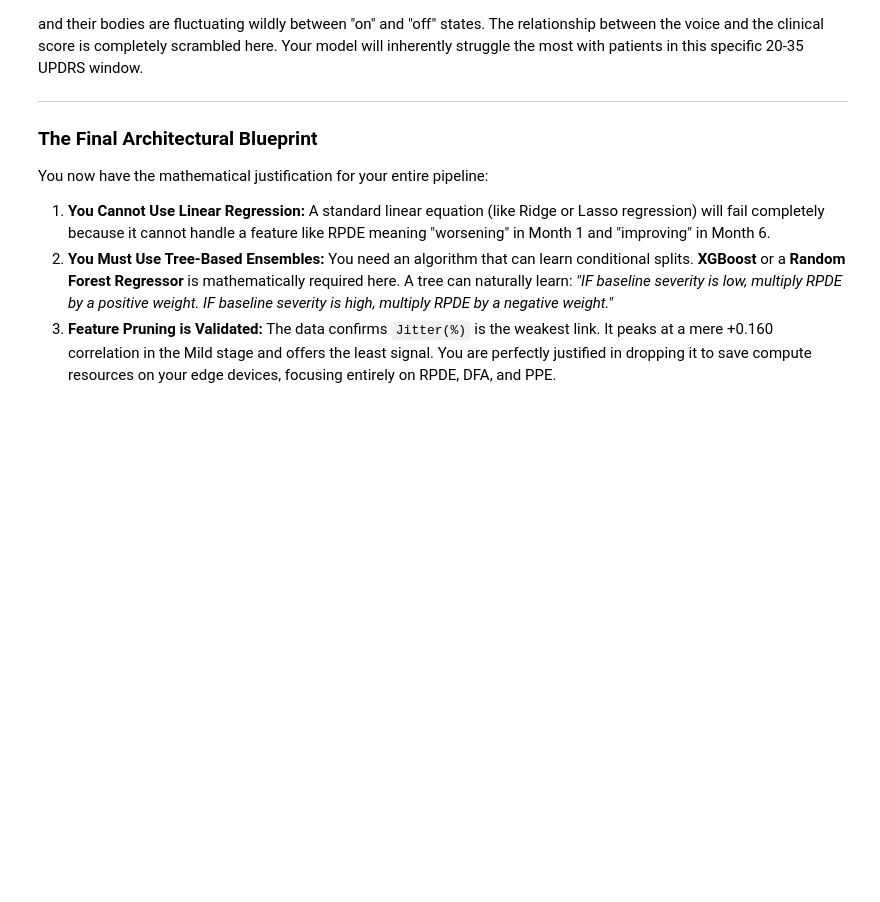
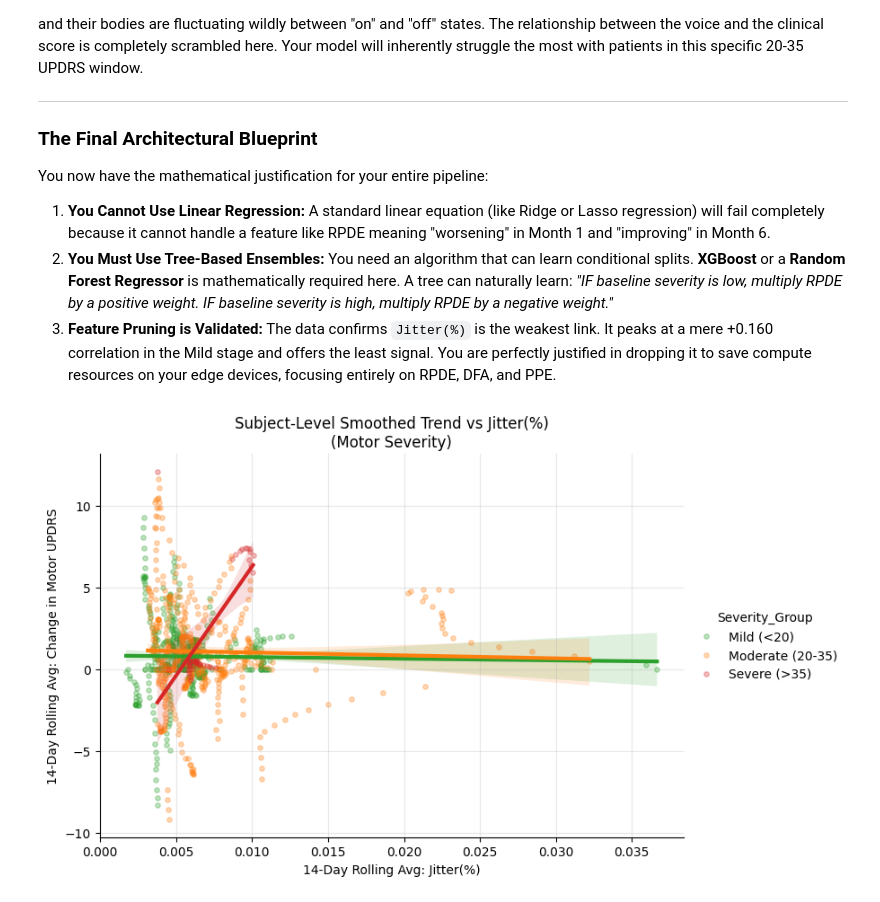
Before and after one commit to matiasandov/niniva, a Jupyter notebook: lab/data_analysis/parkinson/construction.ipynb, the cells around one changed output. Saved outputs shown, nothing was run; the diff lists cells and outputs as text; code cells hidden in the pictures; blank space fills up the shorter version.

```diff
--- a/lab/data_analysis/parkinson/construction.ipynb
+++ b/lab/data_analysis/parkinson/construction.ipynb
@@ -761,3 +769,87 @@ You now have the mathematical justification for your entire pipeline:
 1. **You Cannot Use Linear Regression:** A standard linear equation (like Ridge or Lasso regression) will fail completely because it cannot handle a feature like RPDE meaning "worsening" in Month 1 and "improving" in Month 6.
 2. **You Must Use Tree-Based Ensembles:** You need an algorithm that can learn conditional splits. **XGBoost** or a **Random Forest Regressor** is mathematically required here. A tree can naturally learn: *"IF baseline severity is low, multiply RPDE by a positive weight. IF baseline severity is high, multiply RPDE by a negative weight."*
 3. **Feature Pruning is Validated:** The data confirms `Jitter(%)` is the weakest link. It peaks at a mere +0.160 correlation in the Mild stage and offers the least signal. You are perfectly justified in dropping it to save compute resources on your edge devices, focusing entirely on RPDE, DFA, and PPE.
+# %%
+import pandas as pd
+import matplotlib.pyplot as plt
+import seaborn as sns
+import numpy as np
+
+# 0. Prerequisite: Calculate the baseline-anchored change for motor_UPDRS
+# Sort to guarantee chronological order before taking the 'first' recording
+df = df.sort_values(by=['subject#', 'test_time'])
+motor_baseline = df.groupby('subject#')['motor_UPDRS'].transform('first')
+df['motor_UPDRS_change'] = df['motor_UPDRS'] - motor_baseline
+
+# 1. Round test time to days
+df['day'] = np.round(df['test_time'])
+
+# 2. Get daily averages PER SUBJECT (Updated to motor_UPDRS)
+subject_daily = df.groupby(['subject#', 'day']).agg({
+    'motor_UPDRS': 'mean',        # Used for Severity Binning
+    'motor_UPDRS_change': 'mean', # Used for the trend/correlation target
+    'Jitter(%)': 'mean',
+    'RPDE': 'mean',
+    'DFA': 'mean',
+    'PPE': 'mean'
+}).reset_index()
+
+# 3. Apply a 14-day rolling smooth PER SUBJECT
+features_to_smooth = ['motor_UPDRS', 'motor_UPDRS_change', 'Jitter(%)', 'RPDE', 'DFA', 'PPE']
+
+# Sort to ensure time is sequential for each subject before smoothing
+subject_daily = subject_daily.sort_values(['subject#', 'day'])
+
+for col in features_to_smooth:
+    # Transform applies the rolling window to each subject independently
+    # center=False prevents data leakage from the future
+    subject_daily[f'{col}_smoothed'] = subject_daily.groupby('subject#')[col].transform(
+        lambda x: x.rolling(window=14, center=False, min_periods=1).mean()
+    )
+
+# 4. Bin by Severity based on the individual subject's smoothed absolute MOTOR UPDRS score
+# Note: Motor UPDRS is a sub-score, so values are naturally slightly lower than Total UPDRS.
+# We retain the same bins to see if the physical breakdown aligns with the previous overall breakdown.
+bins = [0, 20, 35, 60]
+labels = ['Mild (<20)', 'Moderate (20-35)', 'Severe (>35)']
+subject_daily['Severity_Group'] = pd.cut(subject_daily['motor_UPDRS_smoothed'], bins=bins, labels=labels)
+
+# Drop any rows that couldn't be binned
+subject_daily = subject_daily.dropna(subset=['Severity_Group'])
+
+# 5. Generate the grouped visualizations
+features = ['Jitter(%)', 'RPDE', 'DFA', 'PPE']
+
+for feature in features:
+    sns.lmplot(
+        data=subject_daily,
+        x=f'{feature}_smoothed',
+        y='motor_UPDRS_change_smoothed', # Updated target variable
+        hue='Severity_Group',
+        palette=['#2ca02c', '#ff7f0e', '#d62728'], # Green, Orange, Red
+        height=5,
+        aspect=1.5,
+        scatter_kws={'alpha': 0.3, 's': 15},
+        line_kws={'linewidth': 3}
+    )
+    plt.title(f'Subject-Level Smoothed Trend vs {feature}\n(Motor Severity)')
+    plt.xlabel(f'14-Day Rolling Avg: {feature}')
+    plt.ylabel('14-Day Rolling Avg: Change in Motor UPDRS')
+    plt.grid(alpha=0.3)
+    plt.show()
+
+# 6. Calculate and print the grouped Spearman correlations
+print("Spearman Correlations by Motor Severity Group (Subject-Level):\n")
+for feature in features:
+    print(f"--- {feature} ---")
+    for group in labels:
+        group_data = subject_daily[subject_daily['Severity_Group'] == group]
+        if len(group_data) > 10:
+            # Correlation calculated against the smoothed motor change target
+            corr = group_data[f'{feature}_smoothed'].corr(group_data['motor_UPDRS_change_smoothed'], method='spearman')
+            print(f"  {group}: {corr:+.3f} (n={len(group_data)} days)")
+        else:
+            print(f"  {group}: Not enough data")
+    print("\n")
+# %% [output]
+[figure, added]
```
Also changed, not shown: parts of 8 cells of this notebook, 1 other file.
